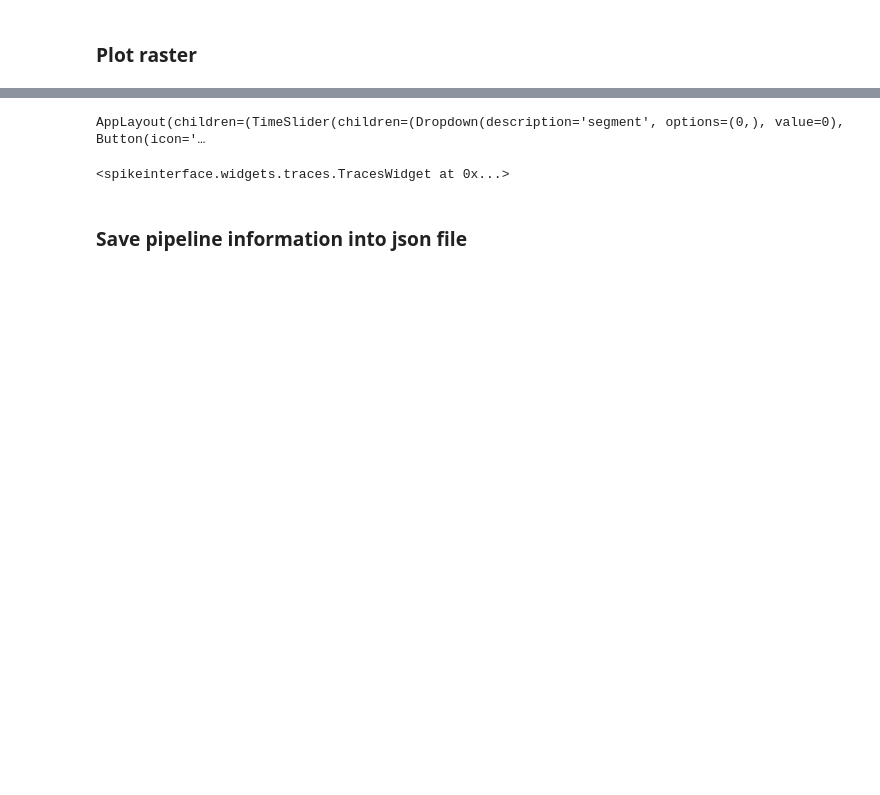
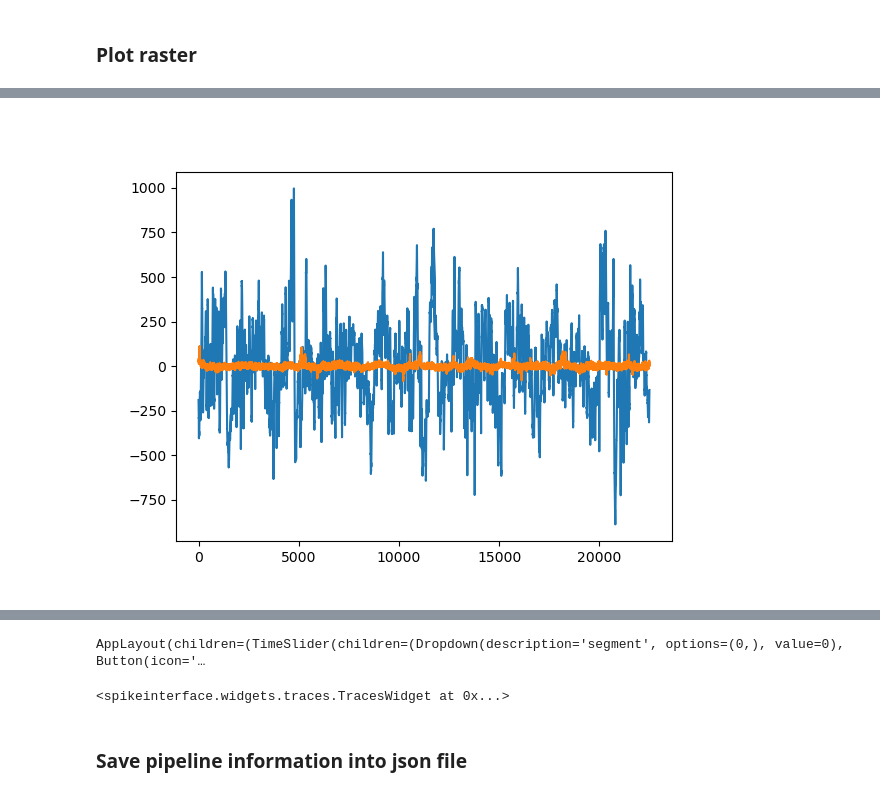
Before and after one commit to ikharitonov/sorting-pipeline, a Jupyter notebook: pipeline/pipeline_main.ipynb, the cells around one changed output, grey strips where cells are left out. Drawn from its saved outputs; the diff is of its cells as text; code cells hidden in the pictures; blank space fills up the shorter version.

```diff
--- a/pipeline/pipeline_main.ipynb
+++ b/pipeline/pipeline_main.ipynb
@@ -125,2 +133,12 @@ print(parameter_dict)
 # %% [markdown]
 ### Plot raster
+# %%
+ %matplotlib notebook
+trace = recordings['common_reference'].get_traces(channel_ids=[50, 300], start_frame=2500, end_frame=2500*1)
+plt.figure()
+plt.plot(trace[:,0])
+plt.plot(trace[:,1])
+#plt.plot(trace[:,2])
+#plt.plot(trace[:,3])
+plt.show()
+# %% [output]
@@ -127,3 +146,4 @@ print(parameter_dict)
+[figure, added]
 # %%
 fig,ax = plt.subplots(nrows=1, ncols=2, figsize=(15,5))
 ax[0].set_title('Raw')
```
Also changed, not shown: parts of 20 cells of this notebook, 2 other files.
